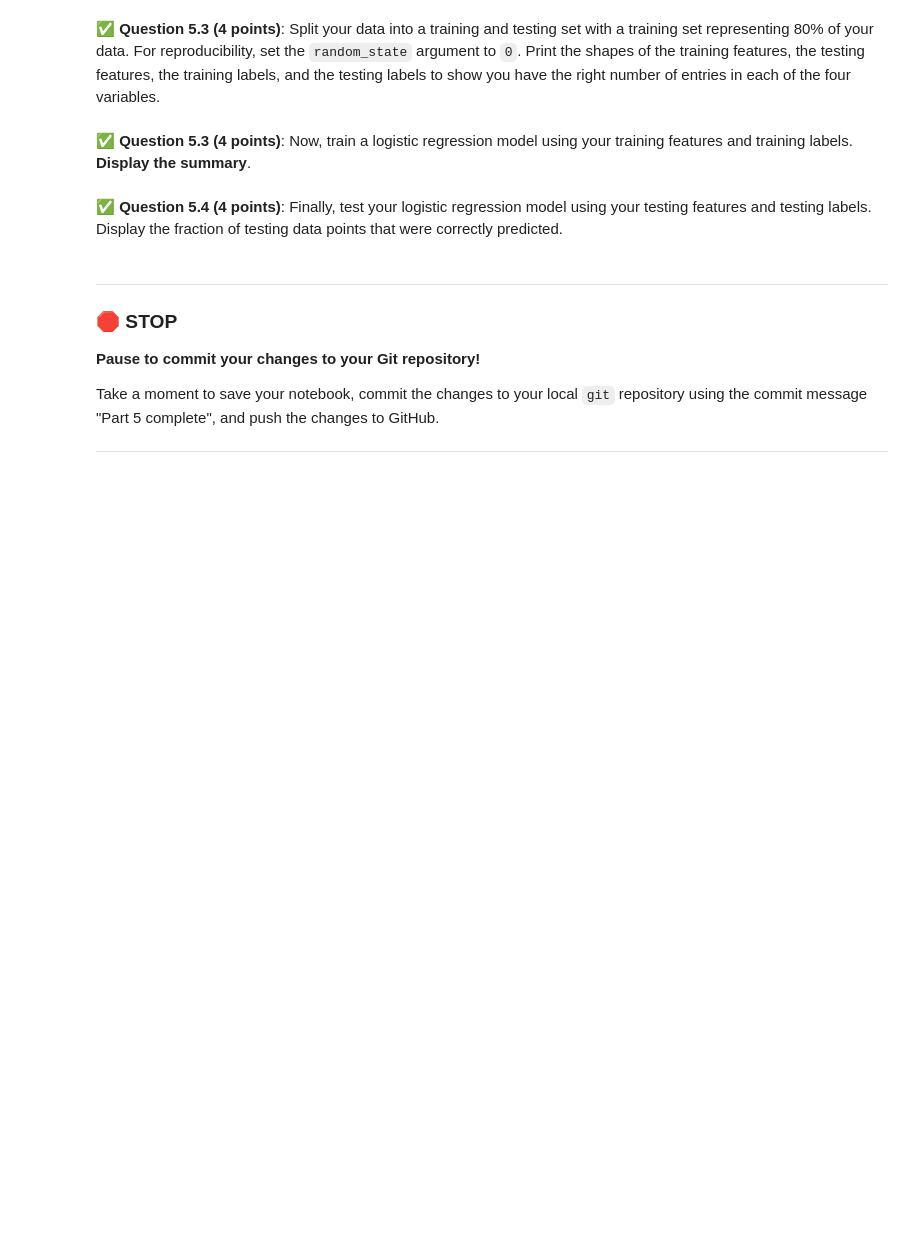
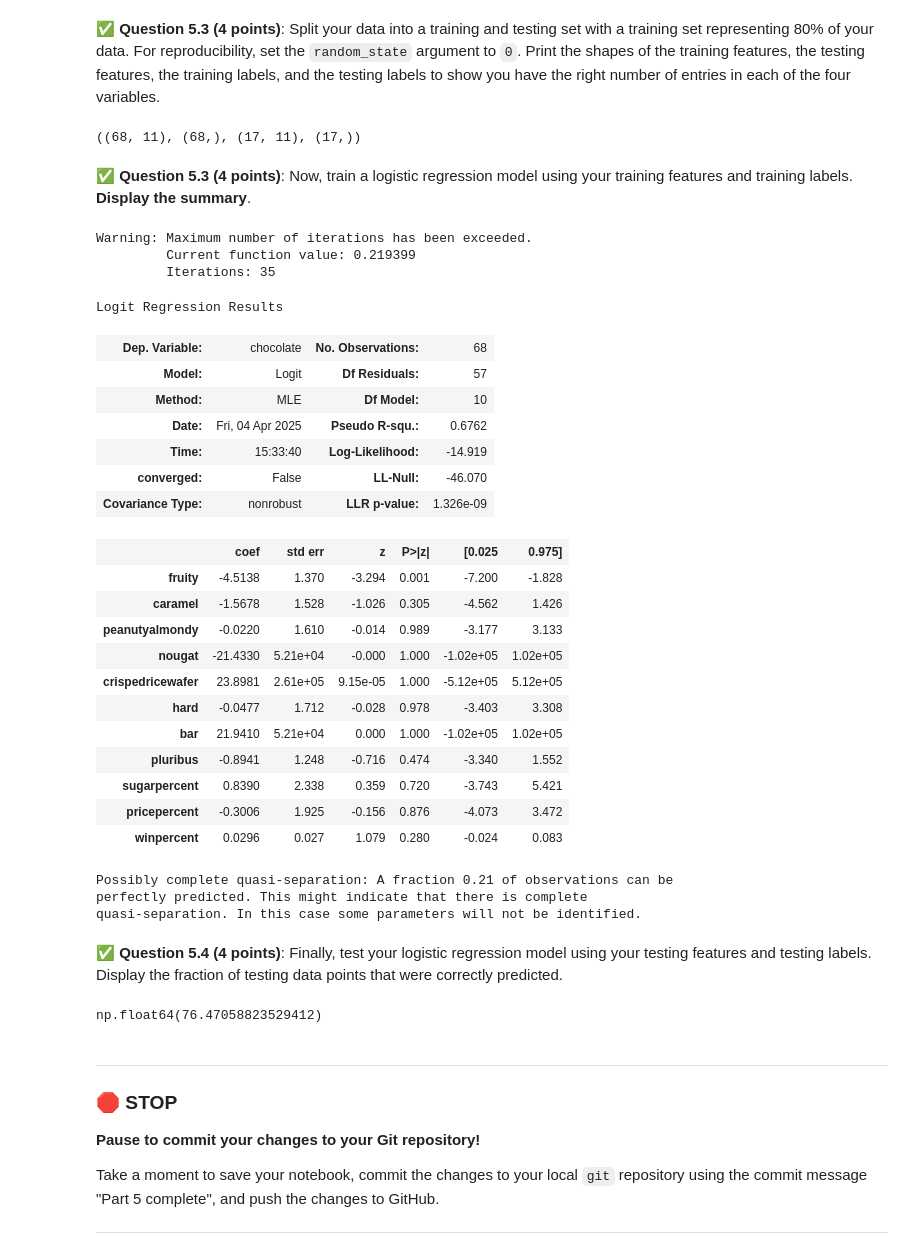
Before and after one commit to abdollahegazy/cmse202-s25-turnin, a Jupyter notebook: hw-03/HW-03_Regression-S25-STUDENT.ipynb, the cells around one changed output. Drawn from its saved outputs; the diff is of its cells as text; code cells hidden in the pictures; blank space fills up the shorter version.

```diff
--- a/hw-03/HW-03_Regression-S25-STUDENT.ipynb
+++ b/hw-03/HW-03_Regression-S25-STUDENT.ipynb
@@ -340,0 +339,8 @@ In this part, we'd like to use logistic regression to classify whether a candy h
+# %%
+# Put your code here
+
+#!wget https://raw.githubusercontent.com/gambre11/CMSE202/refs/heads/main/candy-data.csv
+
+data_og = pd.read_csv("candy-data.csv")
+
+data_og.head()
@@ -346,0 +358,5 @@ Create a `Pandas` `Series` called `labels` which has data from the `Chocolate` c
+# %%
+# Put your code here.
+labels = pd.Series(data_og['chocolate'])
+features = data_og.drop(['chocolate','competitorname'],axis=1)
+labels
@@ -351,6 +378,47 @@ Create a `Pandas` `Series` called `labels` which has data from the `Chocolate` c
+# %%
+# Put your code here
+from sklearn.model_selection import train_test_split
+
+X_train,X_test,y_train,y_test = train_test_split(features,labels,train_size=0.8)
+X_train.shape,y_train.shape,X_test.shape,y_test.shape
+# %% [output]
+((68, 11), (68,), (17, 11), (17,))
 # %% [markdown]
 &#9989;  **Question 5.3 (4 points)**: Now, train a logistic regression model using your training features and training labels. **Display the summary**.
 # %%
 # Put your code here
+
+model = sm.Logit(y_train,X_train)
+
+res = model.fit()
+
+res.summary()
+# %% [output]
+Warning: Maximum number of iterations has been exceeded.
+         Current function value: 0.219399
+         Iterations: 35
+Logit Regression Results
+| Dep. Variable: | chocolate | No. Observations: | 68 |
+| Model: | Logit | Df Residuals: | 57 |
+| Method: | MLE | Df Model: | 10 |
+| Date: | Fri, 04 Apr 2025 | Pseudo R-squ.: | 0.6762 |
+| Time: | 15:33:40 | Log-Likelihood: | -14.919 |
+| converged: | False | LL-Null: | -46.070 |
+| Covariance Type: | nonrobust | LLR p-value: | 1.326e-09 |
+|  | coef | std err | z | P>|z| | [0.025 | 0.975] |
+| fruity | -4.5138 | 1.370 | -3.294 | 0.001 | -7.200 | -1.828 |
+| caramel | -1.5678 | 1.528 | -1.026 | 0.305 | -4.562 | 1.426 |
+| peanutyalmondy | -0.0220 | 1.610 | -0.014 | 0.989 | -3.177 | 3.133 |
+| nougat | -21.4330 | 5.21e+04 | -0.000 | 1.000 | -1.02e+05 | 1.02e+05 |
+| crispedricewafer | 23.8981 | 2.61e+05 | 9.15e-05 | 1.000 | -5.12e+05 | 5.12e+05 |
+| hard | -0.0477 | 1.712 | -0.028 | 0.978 | -3.403 | 3.308 |
+| bar | 21.9410 | 5.21e+04 | 0.000 | 1.000 | -1.02e+05 | 1.02e+05 |
+| pluribus | -0.8941 | 1.248 | -0.716 | 0.474 | -3.340 | 1.552 |
+| sugarpercent | 0.8390 | 2.338 | 0.359 | 0.720 | -3.743 | 5.421 |
+| pricepercent | -0.3006 | 1.925 | -0.156 | 0.876 | -4.073 | 3.472 |
+| winpercent | 0.0296 | 0.027 | 1.079 | 0.280 | -0.024 | 0.083 |
+Possibly complete quasi-separation: A fraction 0.21 of observations can be
+perfectly predicted. This might indicate that there is complete
+quasi-separation. In this case some parameters will not be identified.
 # %% [markdown]
 &#9989;  **Question 5.4 (4 points)**: Finally, test your logistic regression model using your testing features and testing labels. Display the fraction of testing data points that were correctly predicted.
@@ -359,3 +425,15 @@ Create a `Pandas` `Series` called `labels` which has data from the `Chocolate` c
+# %%
+# Put your code here
+
+probs = model.predict(res.params,X_test)
+
+predictions = (probs >= 0.5).astype(int)
+
+percent_right = (predictions==y_test).sum() / len(y_test)  * 100
+
+percent_right
+# %% [output]
+np.float64(76.47058823529412)
 # %% [markdown]
 ---
 ### &#128721; STOP
```
Also changed, not shown: parts of 6 cells of this notebook.
